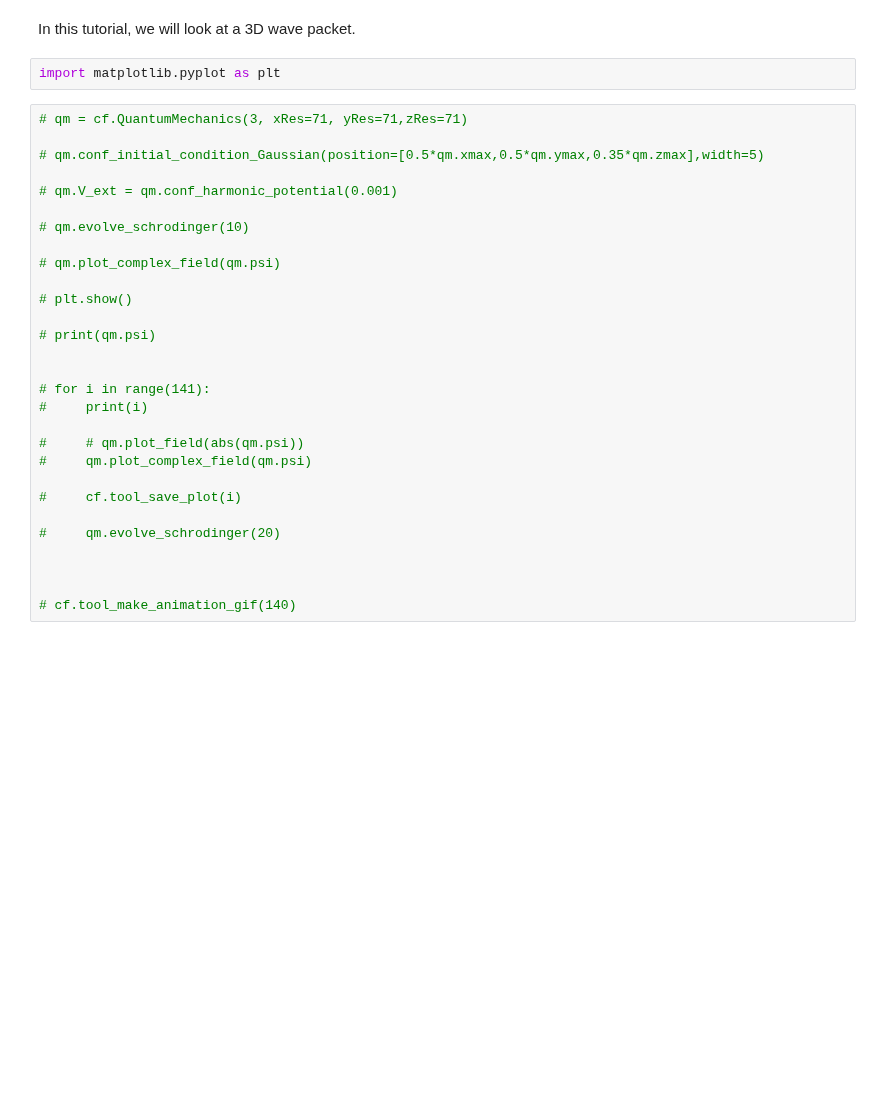
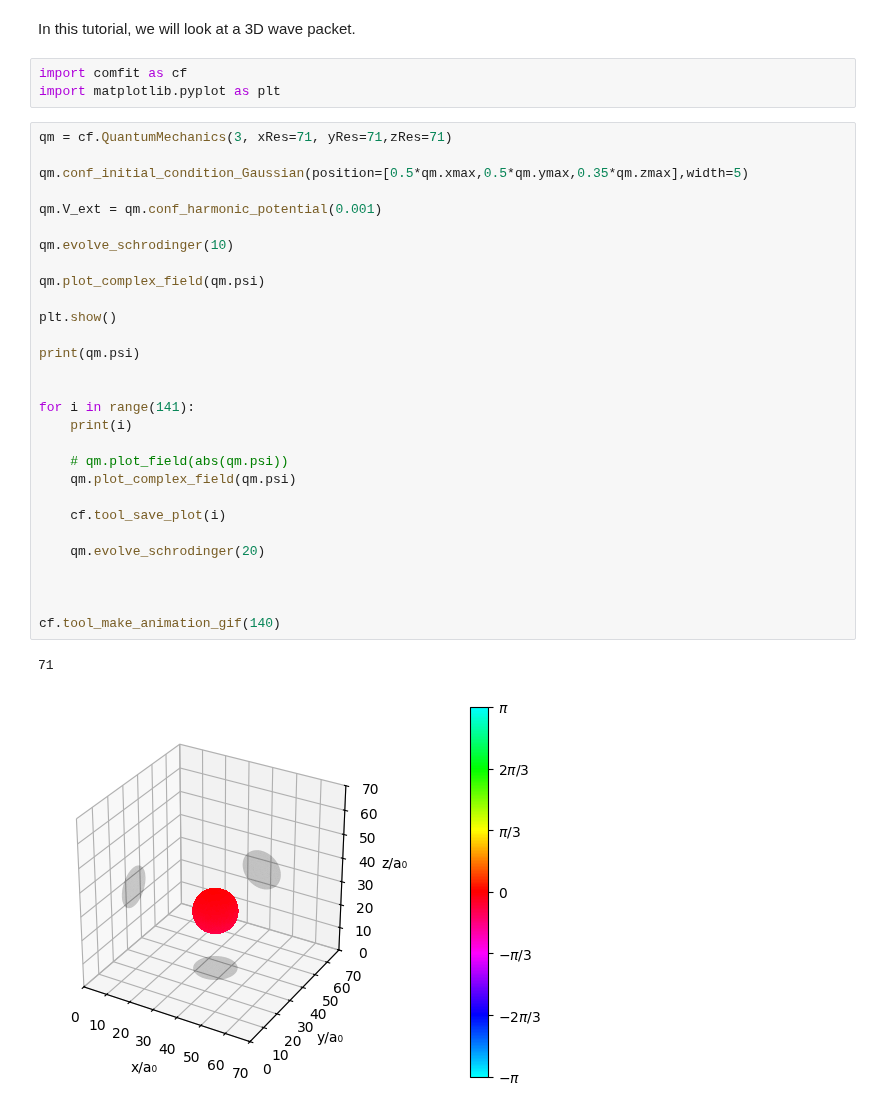
Before and after one commit to vidarsko/ComFiT, a Jupyter notebook: tutorial/quantum_mechanics_3D_wave_packet.ipynb, the cells around one changed output. Cells and saved outputs as stored; diff of their text form; blank space fills up the shorter version.

Commit message:
Added orientation field and fixed tutorial

```diff
--- a/tutorial/quantum_mechanics_3D_wave_packet.ipynb
+++ b/tutorial/quantum_mechanics_3D_wave_packet.ipynb
@@ -7,33 +7,37 @@ If you find any errors in this tutorial, please raise a issue at [GitHub](https:
 # %% [markdown]
 In this tutorial, we will look at a 3D wave packet.
 # %%
+import comfit as cf
 import matplotlib.pyplot as plt
 # %%
-# qm = cf.QuantumMechanics(3, xRes=71, yRes=71,zRes=71)
+qm = cf.QuantumMechanics(3, xRes=71, yRes=71,zRes=71)
 
-# qm.conf_initial_condition_Gaussian(position=[0.5*qm.xmax,0.5*qm.ymax,0.35*qm.zmax],width=5)
+qm.conf_initial_condition_Gaussian(position=[0.5*qm.xmax,0.5*qm.ymax,0.35*qm.zmax],width=5)
 
-# qm.V_ext = qm.conf_harmonic_potential(0.001)
+qm.V_ext = qm.conf_harmonic_potential(0.001)
 
-# qm.evolve_schrodinger(10)
+qm.evolve_schrodinger(10)
 
-# qm.plot_complex_field(qm.psi)
+qm.plot_complex_field(qm.psi)
 
-# plt.show()
+plt.show()
 
-# print(qm.psi)
+print(qm.psi)
 
 
-# for i in range(141):
-#     print(i)
+for i in range(141):
+    print(i)
 
-#     # qm.plot_field(abs(qm.psi))
-#     qm.plot_complex_field(qm.psi)
+    # qm.plot_field(abs(qm.psi))
+    qm.plot_complex_field(qm.psi)
 
-#     cf.tool_save_plot(i)
+    cf.tool_save_plot(i)
 
-#     qm.evolve_schrodinger(20)
+    qm.evolve_schrodinger(20)
 
 
 
-# cf.tool_make_animation_gif(140)
+cf.tool_make_animation_gif(140)
+# %% [output]
+71
+[figure, added]
```
Also changed, not shown: parts of 3 cells of this notebook, 3 other files.
